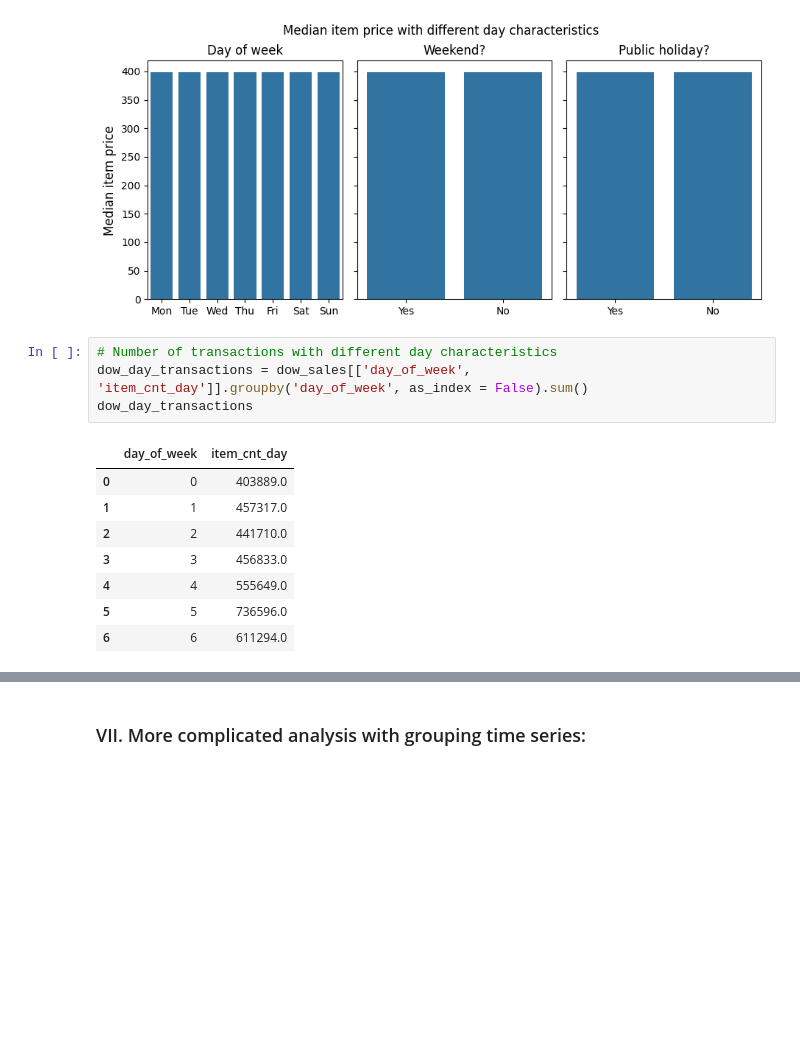
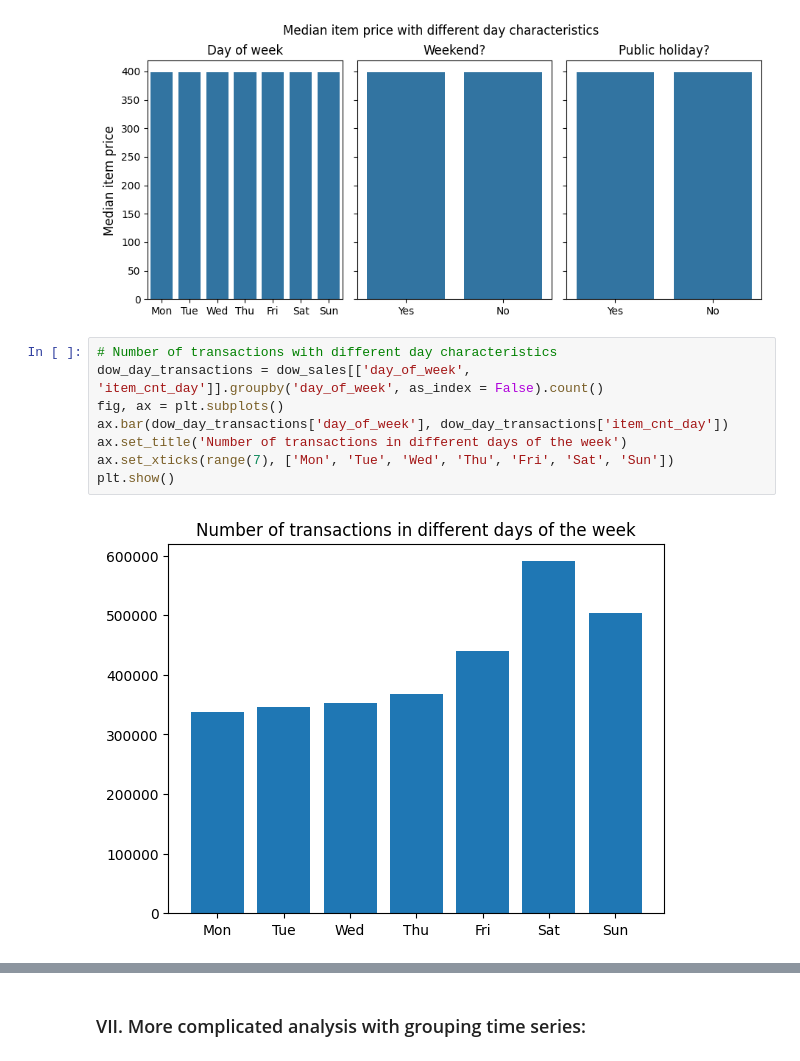
Before and after one commit to thaianle/future-sales-prediction, a Jupyter notebook: 01_analysis.ipynb, the cells around one changed output, grey strips where cells are left out. Saved outputs shown, nothing was run; the diff lists cells and outputs as text; blank space fills up the shorter version.

```diff
--- a/01_analysis.ipynb
+++ b/01_analysis.ipynb
@@ -875,14 +876,11 @@ plt.show()
 [figure]
 # %%
 # Number of transactions with different day characteristics
-dow_day_transactions = dow_sales[['day_of_week', 'item_cnt_day']].groupby('day_of_week', as_index = False).sum()
-dow_day_transactions
+dow_day_transactions = dow_sales[['day_of_week', 'item_cnt_day']].groupby('day_of_week', as_index = False).count()
+fig, ax = plt.subplots()
+ax.bar(dow_day_transactions['day_of_week'], dow_day_transactions['item_cnt_day'])
+ax.set_title('Number of transactions in different days of the week')
+ax.set_xticks(range(7), ['Mon', 'Tue', 'Wed', 'Thu', 'Fri', 'Sat', 'Sun'])
+plt.show()
 # %% [output]
-|  | day_of_week | item_cnt_day |
-| 0 | 0 | 403889.0 |
-| 1 | 1 | 457317.0 |
-| 2 | 2 | 441710.0 |
-| 3 | 3 | 456833.0 |
-| 4 | 4 | 555649.0 |
-| 5 | 5 | 736596.0 |
-| 6 | 6 | 611294.0 |
+[figure, added]
```
Also changed, not shown: parts of 10 cells of this notebook.
